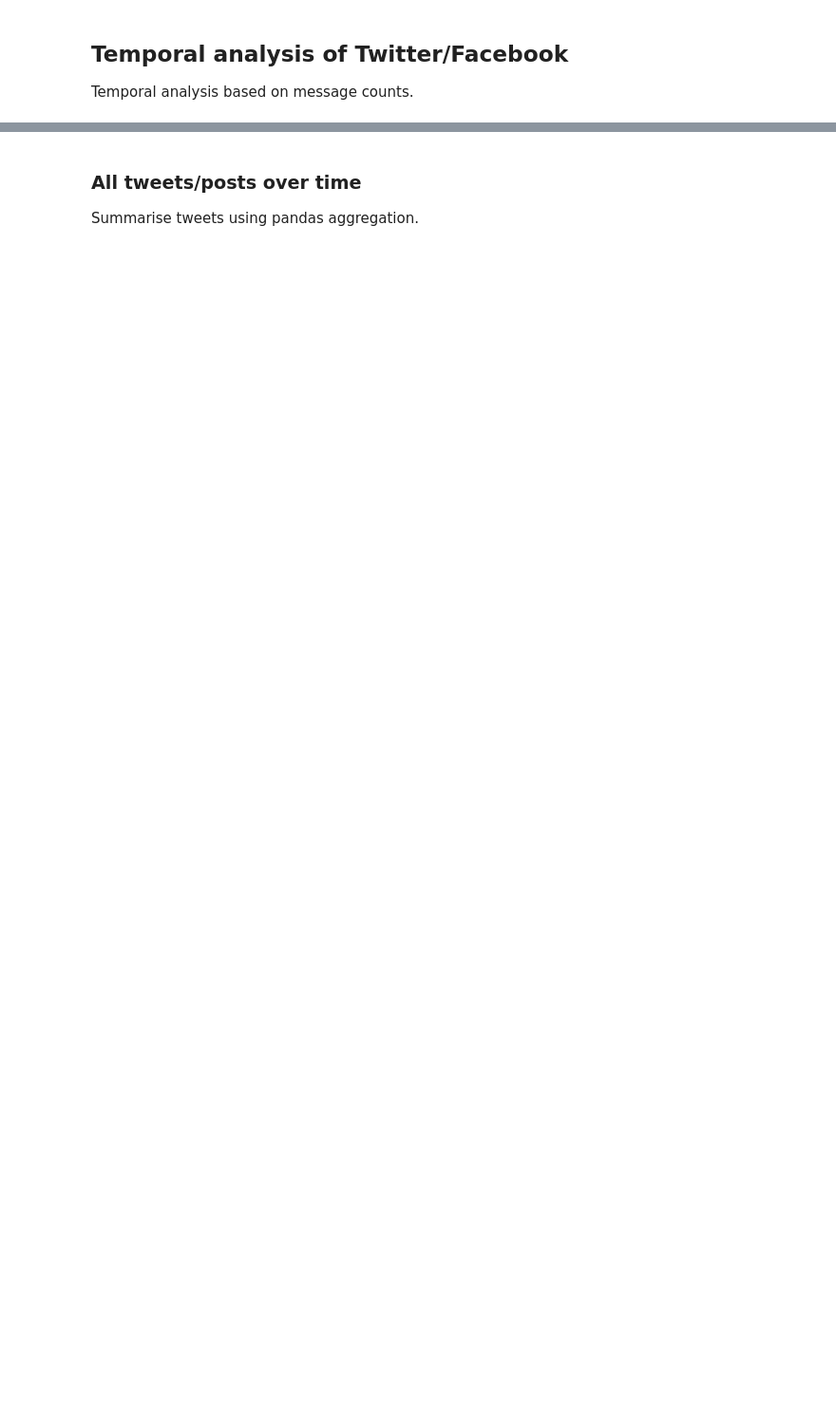
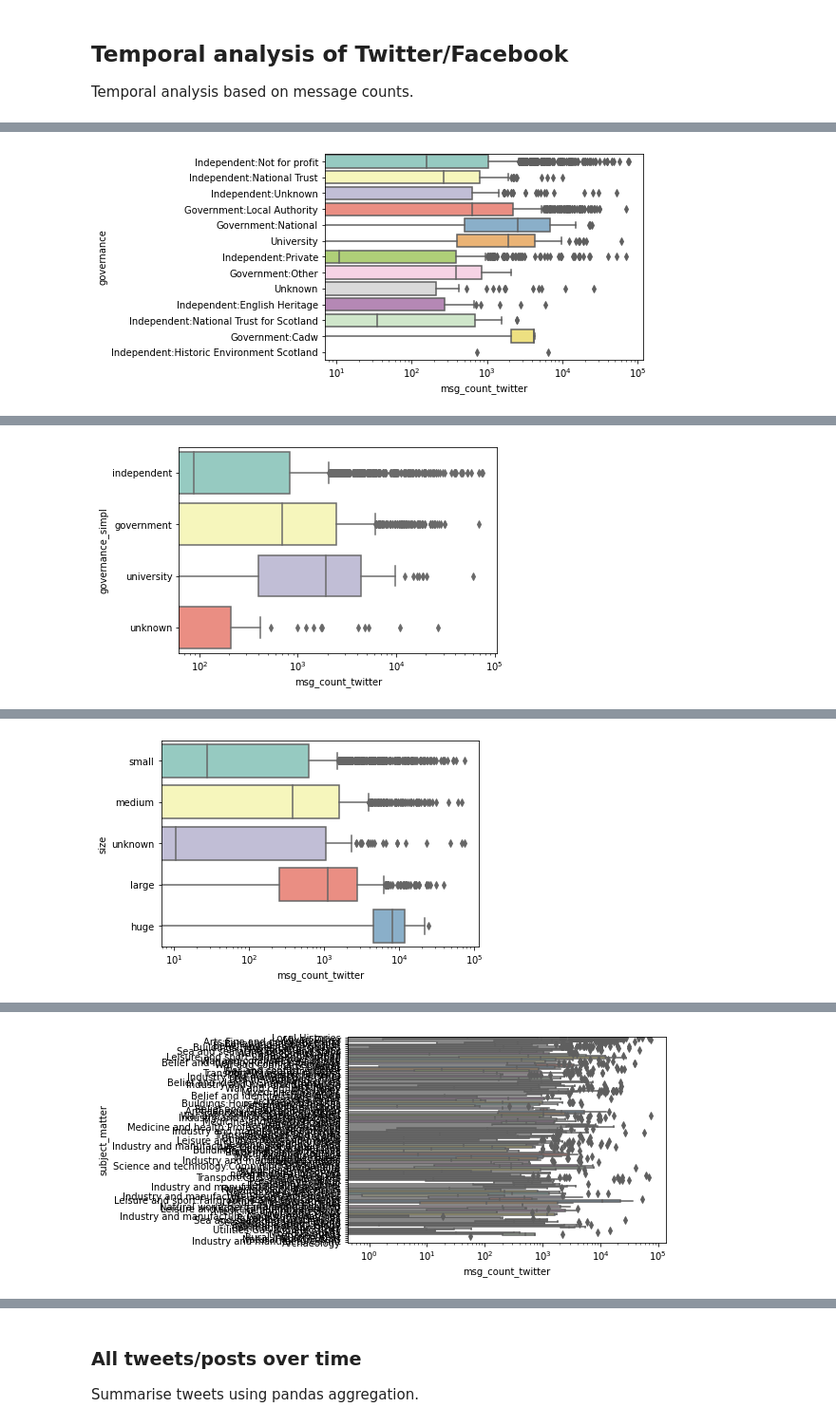
Before and after one commit to Birkbeck/museums-in-the-pandemic, a Jupyter notebook: mip/notebooks/03_social_media_analytics.ipynb, the cells around one changed output, grey strips where cells are left out. Shown at 95% size. Saved outputs shown, nothing was run; the diff lists cells and outputs as text; code cells hidden in the pictures; blank space fills up the shorter version.

Commit message:
temporal analysis

```diff
--- a/mip/notebooks/03_social_media_analytics.ipynb
+++ b/mip/notebooks/03_social_media_analytics.ipynb
@@ -128,0 +208,14 @@ Index(['museum_id', 'post_ts'], dtype='object')
+# %%
+# activity stats
+for plat in ['twitter','facebook']:
+    df = act_df.copy()
+    df['msg_count_'+plat] = df['msg_count_'+plat] + 1
+    ax = sns.histplot(data=df, x="msg_count_"+plat, kde=True, log_scale=True)
+    ax.set_title('Museums on '+plat)
+    ax.set_xlabel('Number of messages (total)')
+    ax.set_ylabel('N of museums')
+    fout = cur_folder+'/temporal_analysis/museum_activity_hist_{}.pdf'.format(plat)
+    plt.savefig(fout)
+    plt.clf()
+    print(fout)
+    del df
@@ -128,0 +228,59 @@ Index(['museum_id', 'post_ts'], dtype='object')
+# %%
+# governance / size stats
+# attr
+
+var_combinations = [['governance'],['governance_simpl'],['size'],['subject_matter'],
+        ['accreditation'],['region'],['country'],['subject_matter_simpl'],
+        ['size','governance'],['country','governance_simpl']]
+
+def q25(x):
+    return x.quantile(0.25)
+
+def q75(x):
+    return x.quantile(0.75)
+
+def active_mus_n(x):
+    #print(x.describe())
+    return len(x[x>0])
+
+def active_mus_pc(x):
+    # dummy value
+    return -1
+
+def active_mus_pc_z(x):
+    # dummy value
+    return -1
+
+def activity_stats_mus_groups(df, vars):
+    print('\nactivity_stats_mus_groups', vars)
+    print(df.columns)
+    stats_cols = ['mean','std','min',q25,'median',q75,'max','count',active_mus_n,active_mus_pc,active_mus_pc_z]
+    stats_df = df.groupby(vars).agg({
+        'msg_count_twitter': stats_cols,
+        'msg_count_facebook': stats_cols
+    }).round(1)
+    #print(stats_df.index)
+    #print(stats_df.columns)
+    # calculate derived fields
+    for c in ['msg_count_twitter','msg_count_facebook']:
+        stats_df[(c,'active_mus_pc')] = round(stats_df[(c,'active_mus_n')]/stats_df[(c,'count')]*100,1)
+        x = stats_df[(c,'active_mus_pc')]
+        stats_df[(c,'active_mus_pc_z')] = round((x - x.mean())/x.std(), 1)
+    return stats_df
+
+# generate all combinations
+for attrs in var_combinations:
+    # calc stats
+    df = activity_stats_mus_groups(act_df, attrs)
+    attrs_str = '_'.join(attrs)
+    fout = cur_folder+'/temporal_analysis/museum_activity_groups_var{}_{}.xlsx'.format(len(attrs), attrs_str)
+    df.to_excel(fout,index=True)
+
+    # plot
+    for att in attrs:
+        ax = sns.boxplot(x="msg_count_twitter", y=att, # hue="governance",
+                     data=act_df, palette="Set3")
+        ax.set_xscale("log")
+        plt.show()
+        plt.clf()
+# %% [output]
@@ -128,0 +298 @@ Index(['museum_id', 'post_ts'], dtype='object')
+[figure, added]
@@ -128,0 +310 @@ Index(['museum_id', 'post_ts'], dtype='object')
+[figure, added]
@@ -128,0 +322 @@ Index(['museum_id', 'post_ts'], dtype='object')
+[figure, added]
@@ -128,0 +334 @@ Index(['museum_id', 'post_ts'], dtype='object')
+[figure, added]
```
Also changed, not shown: parts of 23 cells of this notebook, 36 other files.
